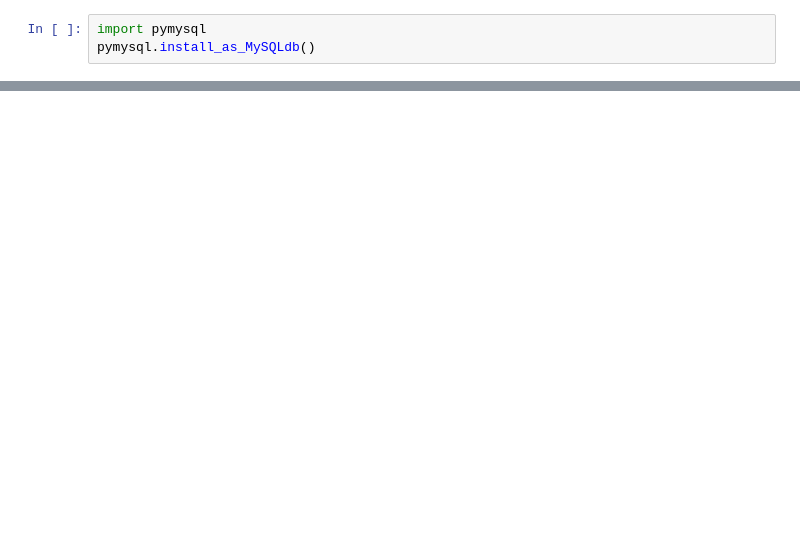
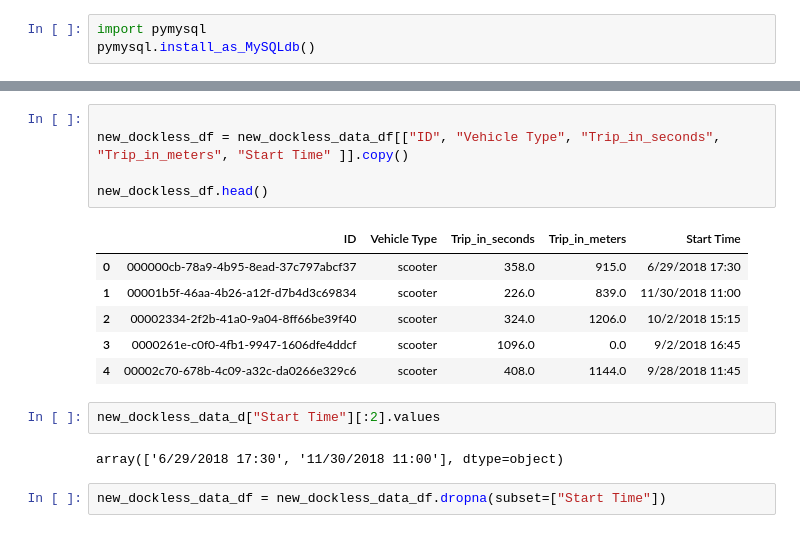
Before and after one commit to Ohmarr/Austin_Dockless_Vehicle_Study, a Jupyter notebook: dev/Extract_Transform_Dockless.ipynb, the cells around one changed output, grey strips where cells are left out. Cells and saved outputs as stored; diff of their text form; blank space fills up the shorter version.

```diff
--- a/dev/Extract_Transform_Dockless.ipynb
+++ b/dev/Extract_Transform_Dockless.ipynb
@@ -49,3 +33,21 @@ new_dockless_data_df.head()
 | 2 | 00002334-2f2b-41a0-9a04-8ff66be39f40 | 5a9f7815-bf0c-4fef-8bac-60efd4f23b10 | scooter | 324.0 | 1206.0 | 10/2/2018 15:15 | 10/2/2018 15:30 | ... |
 | 3 | 0000261e-c0f0-4fb1-9947-1606dfe4ddcf | 41fa0cf0-f433-4b3a-89f5-2c6cec6c367d | scooter | 1096.0 | 0.0 | 9/2/2018 16:45 | 9/2/2018 17:00 | ... |
 | 4 | 00002c70-678b-4c09-a32c-da0266e329c6 | ddd4bbc3-114e-4cbc-b078-860e3c28b11b | scooter | 408.0 | 1144.0 | 9/28/2018 11:45 | 9/28/2018 11:45 | ... |
+# %%
+
+new_dockless_df = new_dockless_data_df[["ID", "Vehicle Type", "Trip_in_seconds", "Trip_in_meters", "Start Time" ]].copy()
+
+new_dockless_df.head()
+# %% [output]
+|  | ID | Vehicle Type | Trip_in_seconds | Trip_in_meters | Start Time |
+| 0 | 000000cb-78a9-4b95-8ead-37c797abcf37 | scooter | 358.0 | 915.0 | 6/29/2018 17:30 |
+| 1 | 00001b5f-46aa-4b26-a12f-d7b4d3c69834 | scooter | 226.0 | 839.0 | 11/30/2018 11:00 |
+| 2 | 00002334-2f2b-41a0-9a04-8ff66be39f40 | scooter | 324.0 | 1206.0 | 10/2/2018 15:15 |
+| 3 | 0000261e-c0f0-4fb1-9947-1606dfe4ddcf | scooter | 1096.0 | 0.0 | 9/2/2018 16:45 |
+| 4 | 00002c70-678b-4c09-a32c-da0266e329c6 | scooter | 408.0 | 1144.0 | 9/28/2018 11:45 |
+# %%
+new_dockless_data_d["Start Time"][:2].values
+# %% [output]
+array(['6/29/2018 17:30', '11/30/2018 11:00'], dtype=object)
+# %%
+new_dockless_data_df = new_dockless_data_df.dropna(subset=["Start Time"])
```
Also changed, not shown: parts of 10 cells of this notebook, 1 other file.
